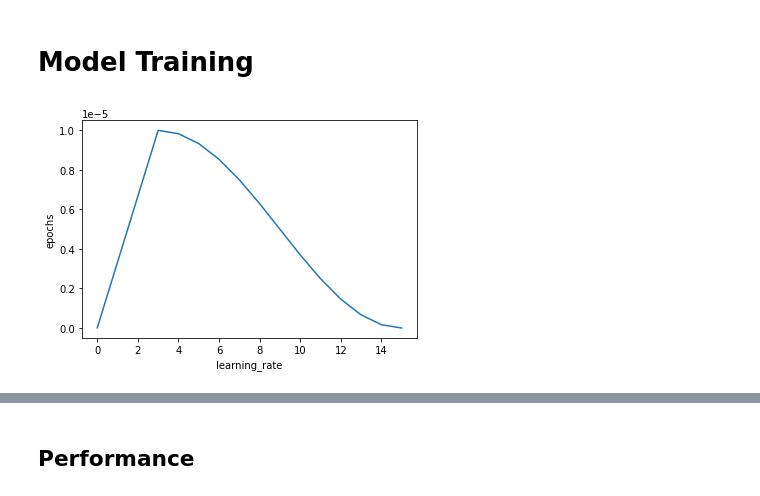
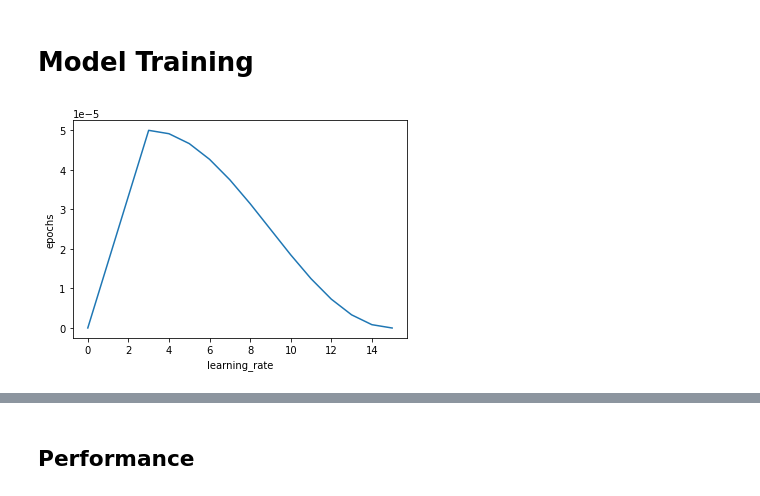
Before and after one commit to syalabi-seet/HoloMora, a Jupyter notebook: Wav2Vec2-mora.ipynb, the cells around one changed output, grey strips where cells are left out. Saved outputs shown, nothing was run; the diff lists cells and outputs as text; code cells hidden in the pictures.

```diff
--- a/Wav2Vec2-mora.ipynb
+++ b/Wav2Vec2-mora.ipynb
@@ -60,17 +60,17 @@ def ArgParser():
     parser.add_argument("--batch_size", default=4)
     parser.add_argument("--n_shards", default=40)
     parser.add_argument("--buffer_size", default=512)
-    parser.add_argument("--n_samples", default=40000)
+    parser.add_argument("--n_samples", default=50000)
 
     # Trainer
     parser.add_argument("--model_name", default="facebook/wav2vec2-base")
     parser.add_argument("--epochs", default=15)
 
     # Scheduler
-    parser.add_argument("--learning_rate", default=1e-5)
+    parser.add_argument("--learning_rate", default=5e-5)
     parser.add_argument("--lr_start", default=1e-8)
     parser.add_argument("--lr_min", default=1e-10)
-    parser.add_argument("--lr_max", default=1e-5)
+    parser.add_argument("--lr_max", default=5e-5)
     parser.add_argument("--n_cycles", default=0.5)
     parser.add_argument("--warmup_epochs", default=3)
     parser.add_argument("--sustain_epochs", default=0)
@@ -427,6 +441,46 @@ class PERMetric(tf.keras.metrics.Metric):
         # Add distance and number of samples to variables
         self.accumulator.assign_add(tf.reduce_sum(distance))
         self.counter.assign_add(len(y_true))
+
+    def result(self):
+        # Divides accumulated distance scores against number of samples passed,
+        # mimics mean reduction over batch
+        return tf.math.divide_no_nan(self.accumulator, self.counter)
+
+    def reset_state(self):
+        self.accumulator.assign(0.0)
+        self.counter.assign(0.0)
+
+class SentencesToListOfCharacters(jiwer.AbstractTransform):
+    def process_string(self, s):
+        return list(s)
+
+    def process_list(self, inp):
+        chars = []
+        for sentence in inp:
+            chars.extend(self.process_string(sentence))
+        return chars
+
+class CERMetric(tf.keras.metrics.Metric):
+    def __init__(self, name="CER", **kwargs):
+        super(CERMetric, self).__init__(name=name,  **kwargs)
+        self.transform = jiwer.Compose([
+            jiwer.RemoveMultipleSpaces(),
+            jiwer.Strip(),
+            SentencesToListOfCharacters(),
+            jiwer.RemoveEmptyStrings(),
+        ])
+        self.accumulator = self.add_weight(name="total_cer", initializer="zeros")
+        self.counter = self.add_weight(name="cer_count", initializer="zeros")
+
+    def update_state(self, y_true, y_pred, sample_weight=None):
+        cer = jiwer.wer(
+            truth=y_true, hypothesis=y_pred,
+            truth_transform=self.transform, hypothesis_transform=self.transform)
+
+        # Add distance and number of samples to variables
+        self.accumulator.assign_add(cer)
+        self.counter.assign_add(1)
 
     def result(self):
         # Divides accumulated distance scores against number of samples passed,
@@ -438,34 +492,34 @@ class PERMetric(tf.keras.metrics.Metric):
         self.counter.assign(0.0)
 
 class CosineDecayWithWarmup(LearningRateSchedule):
     def __init__(self, args):
         self.args = args
 
     def __call__(self, epoch):
         if epoch < self.args.warmup_epochs:
             lr = ((self.args.lr_max - self.args.lr_start) / self.args.warmup_epochs) * epoch + self.args.lr_start
         elif epoch < (self.args.warmup_epochs + self.args.sustain_epochs):
             lr = self.args.lr_max
         else:
             progress = ((epoch - self.args.warmup_epochs - self.args.sustain_epochs) /
             (self.args.epochs - self.args.warmup_epochs - self.args.sustain_epochs))
             lr = (self.args.lr_max-self.args.lr_min) * (0.5 * (1.0 + tf.math.cos((22/7) *
                 self.args.n_cycles * 2.0 * progress)))
             if self.args.lr_min is not None:
                 lr = tf.math.maximum(self.args.lr_min, lr)
         return lr
 
     def plot(self):
         epochs = range(self.args.epochs+1)
         lr = [self(epoch) for epoch in epochs]
         plt.plot(epochs, lr)
         plt.xlabel("learning_rate")
         plt.ylabel("epochs")
         plt.show()
 
 CosineDecayWithWarmup(args).plot()
 # %% [output]
-[figure, old version]
+[figure, new version]
 # %%
 class Trainer:
     def __init__(self, args):
```
Also changed, not shown: parts of 5 cells of this notebook, 4 other files.
